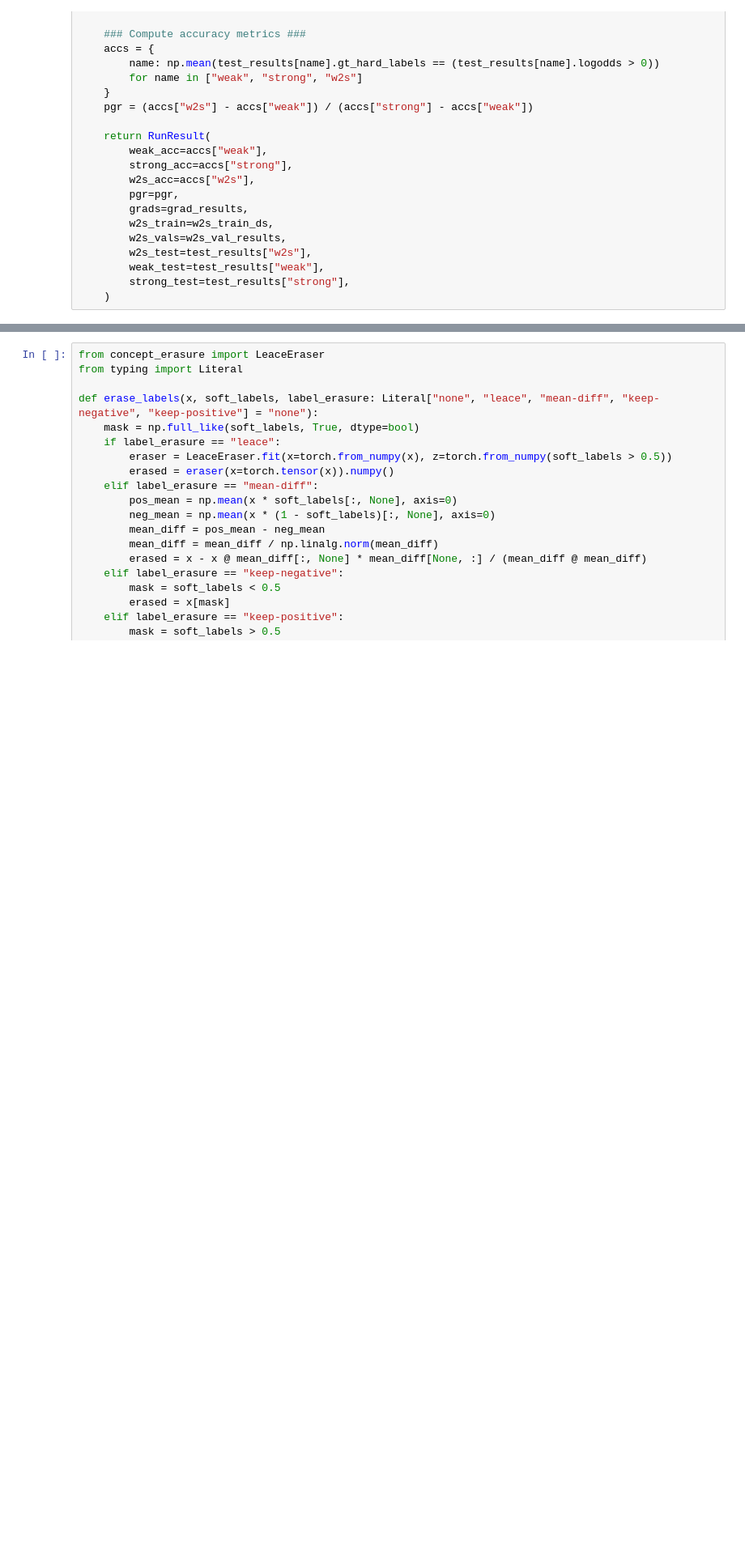
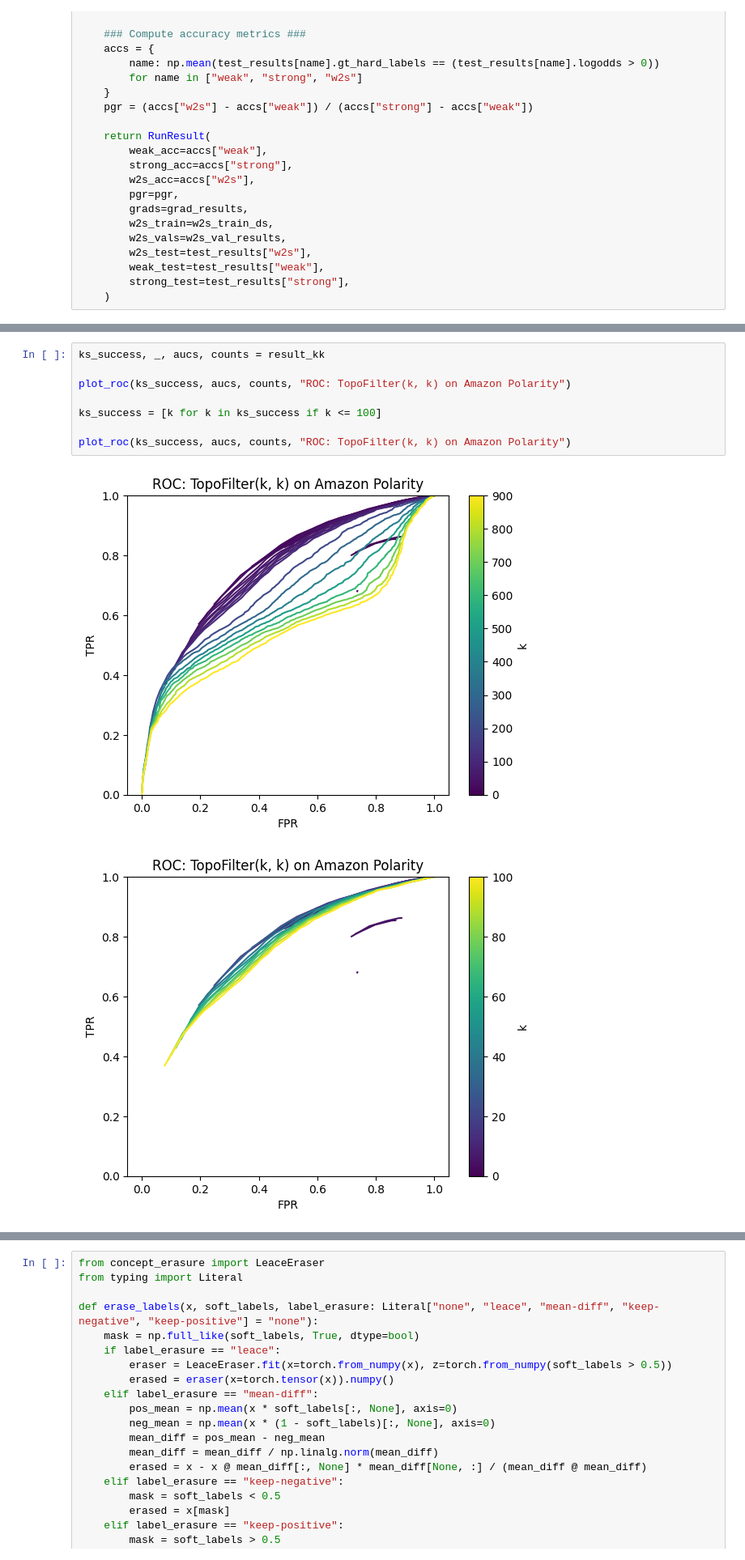
Before and after one commit to EleutherAI/weak-to-strong, a Jupyter notebook: notebooks/grads_analysis.ipynb, the cells around one changed output, grey strips where cells are left out. Shown at 81% size. Cells and saved outputs as stored; diff of their text form; blank space fills up the shorter version.

```diff
--- a/notebooks/grads_analysis.ipynb
+++ b/notebooks/grads_analysis.ipynb
@@ -235,0 +472,11 @@ def load_run_result(w2s_path: str, weak_path: str, strong_path: str) -> RunResul
+# %%
+ks_success, _, aucs, counts = result_kk
+
+plot_roc(ks_success, aucs, counts, "ROC: TopoFilter(k, k) on Amazon Polarity")
+
+ks_success = [k for k in ks_success if k <= 100]
+
+plot_roc(ks_success, aucs, counts, "ROC: TopoFilter(k, k) on Amazon Polarity")
+# %% [output]
+[figure, added]
+[figure, added]
```
Also changed, not shown: parts of 46 cells of this notebook, 1 other file.
